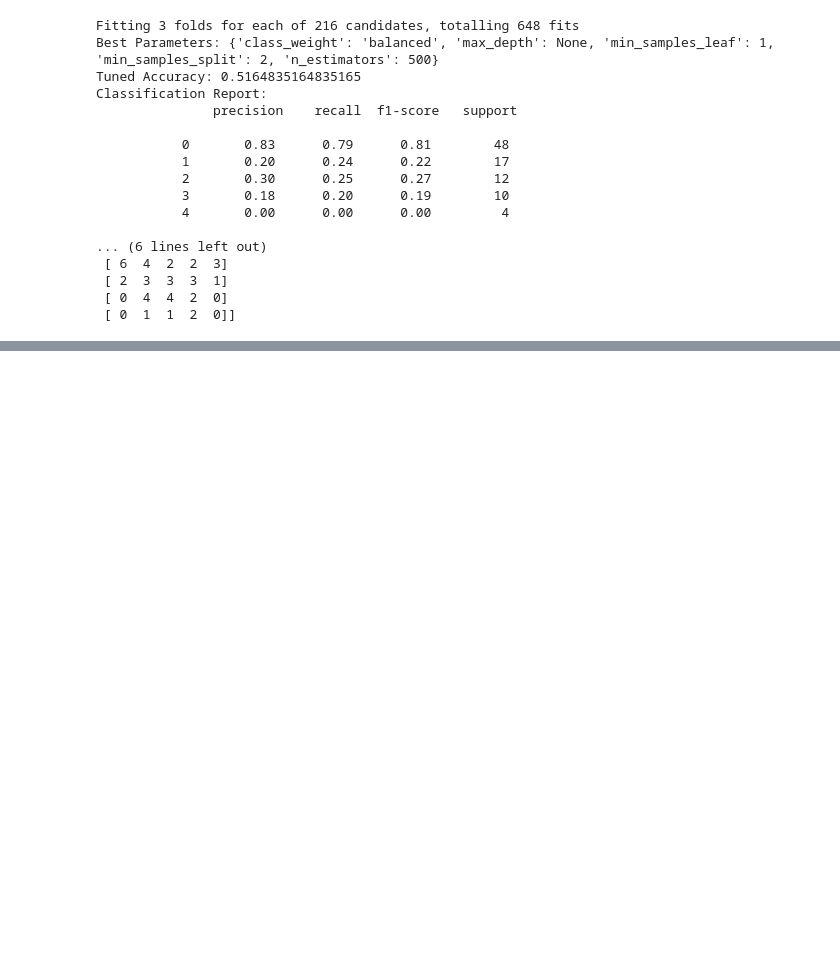
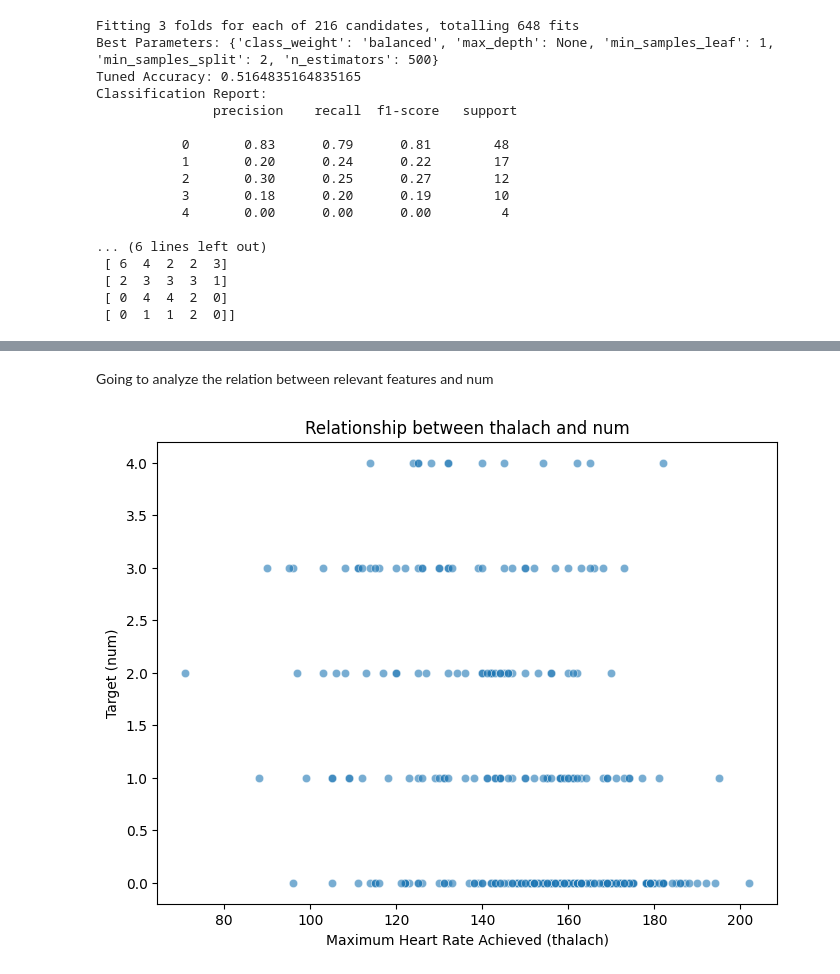
Before and after one commit to gautumsvp7/heart-attack-prediction, a Jupyter notebook: ml_model_2.ipynb, the cells around one changed output, grey strips where cells are left out. Drawn from its saved outputs; the diff is of its cells as text; code cells hidden in the pictures; blank space fills up the shorter version.

```diff
--- a/ml_model_2.ipynb
+++ b/ml_model_2.ipynb
@@ -205,0 +224,18 @@ Classification Report:
+# %% [markdown]
+Going to analyze the relation between relevant features and num
+# %%
+# Example: Pairplot for correlated features
+# correlated_features = ['ca', 'thal', 'cp', 'thalach', 'exang', 'num']
+
+import matplotlib.pyplot as plt
+import seaborn as sns
+
+# Example: Relationship between 'thalach' and 'num'
+plt.figure(figsize=(8, 6))
+sns.scatterplot(x=data['thalach'], y=data['num'], alpha=0.6)
+plt.title('Relationship between thalach and num')
+plt.xlabel('Maximum Heart Rate Achieved (thalach)')
+plt.ylabel('Target (num)')
+plt.show()
+# %% [output]
+[figure, added]
```
Also changed, not shown: parts of 11 cells of this notebook.
